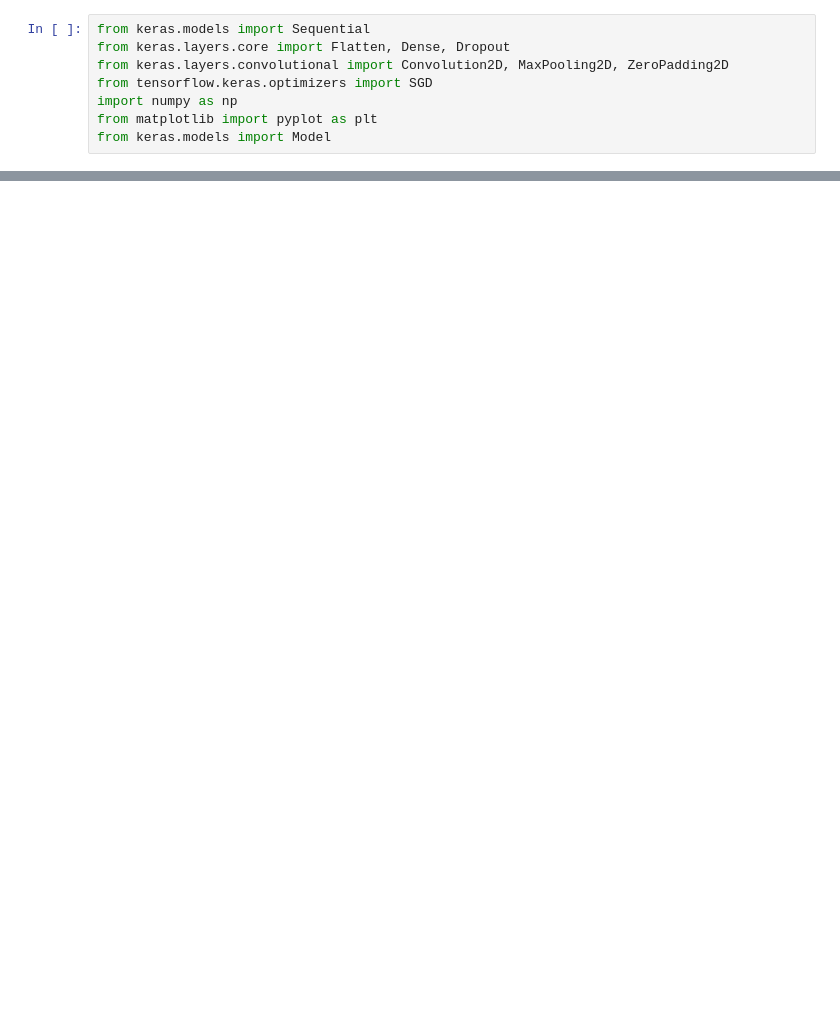
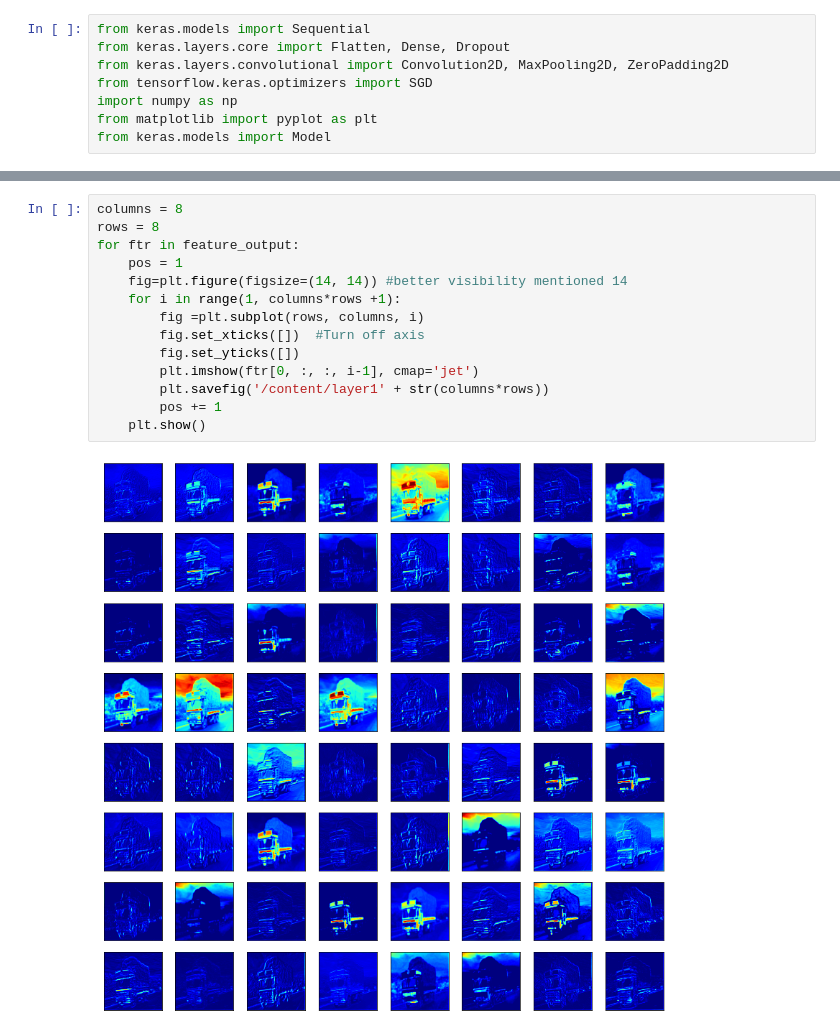
Before and after one commit to arnavd2001/iiitb_cnn, a Jupyter notebook: fitlervisn.ipynb, the cells around one changed output, grey strips where cells are left out. Drawn from its saved outputs; the diff is of its cells as text; blank space fills up the shorter version.

```diff
--- a/fitlervisn.ipynb
+++ b/fitlervisn.ipynb
@@ -99,0 +78,16 @@ None
+# %%
+columns = 8
+rows = 8
+for ftr in feature_output:
+    pos = 1
+    fig=plt.figure(figsize=(14, 14)) #better visibility mentioned 14
+    for i in range(1, columns*rows +1):
+        fig =plt.subplot(rows, columns, i)
+        fig.set_xticks([])  #Turn off axis
+        fig.set_yticks([])
+        plt.imshow(ftr[0, :, :, i-1], cmap='jet')
+        plt.savefig('/content/layer1' + str(columns*rows))
+        pos += 1
+    plt.show()
+# %% [output]
+[figure, added]
```
Also changed, not shown: parts of 6 cells of this notebook.
